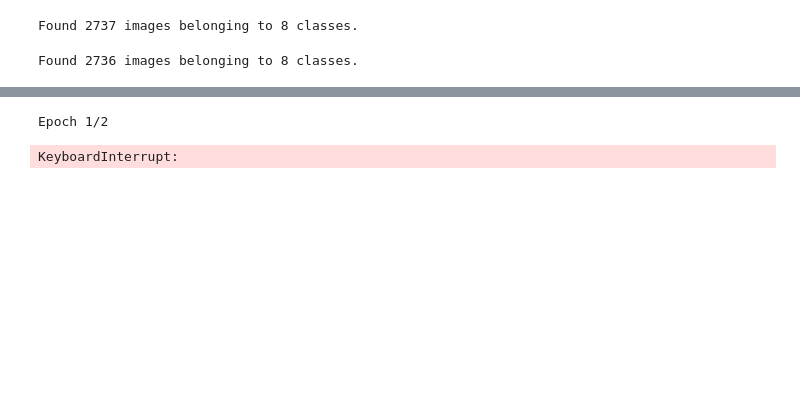
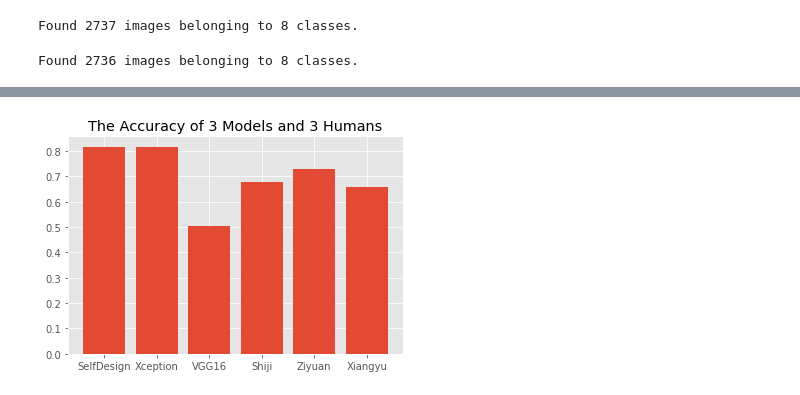
Before and after one commit to ShijiZ/EmotionDetection, a Jupyter notebook: EmotionDetection.ipynb, the cells around one changed output, grey strips where cells are left out. Saved outputs shown, nothing was run; the diff lists cells and outputs as text; code cells hidden in the pictures; blank space fills up the shorter version.

```diff
--- a/EmotionDetection.ipynb
+++ b/EmotionDetection.ipynb
@@ -176,17 +221,29 @@ plt.show()
 # %%
-model_1 = VGG16(include_top=True, classes=8, weights = None)
-
-model_1.compile(loss='categorical_crossentropy',
-              optimizer='rmsprop',
-              metrics=['accuracy'])
-
-H_1 = model_1.fit_generator(
-    train_generator,
-    epochs=epochs,
-    steps_per_epoch=8216//32,
-    validation_steps=2737//32,
-    validation_data=val_generator
-    )
+#model_1 = VGG16(include_top=True, classes=8, weights = None)
+#
+#model_1.compile(loss='categorical_crossentropy',
+#              optimizer='rmsprop',
+#              metrics=['accuracy'])
+#
+#H_1 = model_1.fit_generator(
+#    train_generator,
+#    epochs=epochs,
+#    steps_per_epoch=8216//32,
+#    validation_steps=2737//32,
+#    validation_data=val_generator
+#    )
-# %% [output]
-Epoch 1/2
-KeyboardInterrupt:
+# %%
+# Human Performance Test
+
+import matplotlib.pyplot as plt
+import numpy as np
+
+x = range(6)
+money = [0.8163, 0.8174, 0.5031, 0.68, 0.73, 0.66]
+
+plt.bar(x, money)
+plt.xticks(x, ('SelfDesign', 'Xception', 'VGG16', 'Shiji', 'Ziyuan', 'Xiangyu'))
+plt.title('The Accuracy of 3 Models and 3 Humans')
+plt.show()
+# %% [output]
+[figure, added]
```
Also changed, not shown: parts of 8 cells of this notebook.
